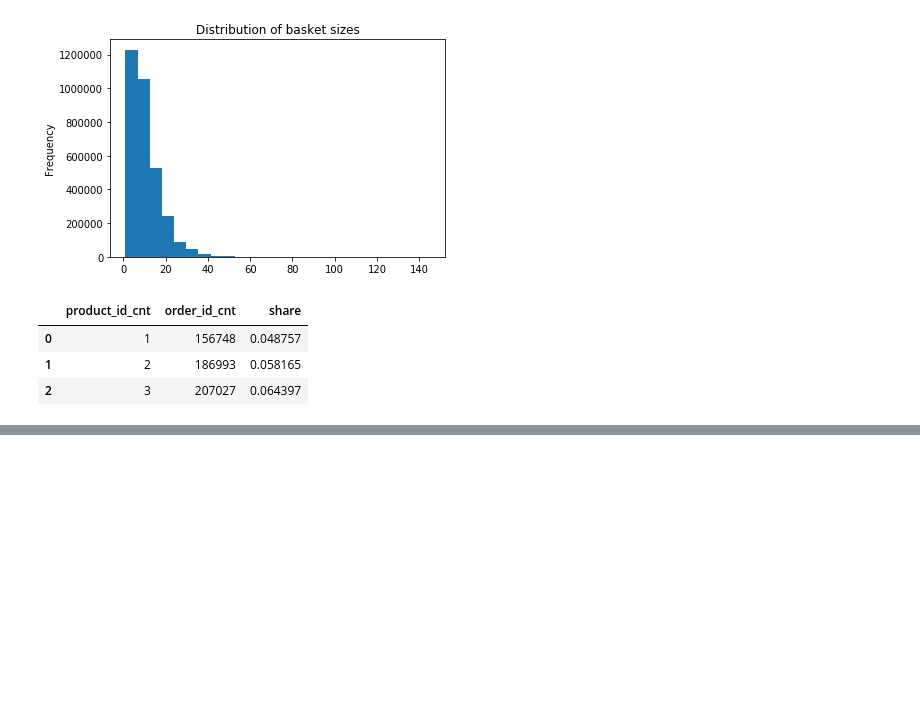
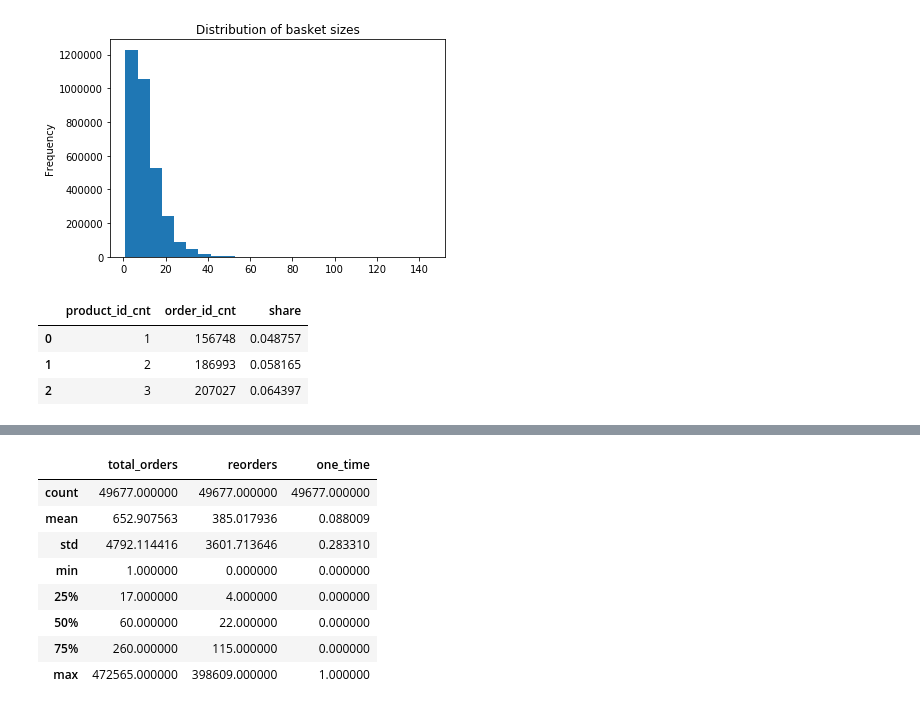
Before and after one commit to datafeelings/cuny_master_thesis, a Jupyter notebook: eda_initial.ipynb, the cells around one changed output, grey strips where cells are left out. Saved outputs shown, nothing was run; the diff lists cells and outputs as text; code cells hidden in the pictures; blank space fills up the shorter version.

```diff
--- a/eda_initial.ipynb
+++ b/eda_initial.ipynb
@@ -198,0 +204,13 @@ basket_size_share[basket_size_share.product_id_cnt.isin([1,2,3])]
+# %%
+reorders_per_product.rename(columns= {"add_to_cart_order":"total_orders","reordered":"reorders"},inplace=True)
+reorders_per_product.describe()
+# %% [output]
+|  | total_orders | reorders | one_time |
+| count | 49677.000000 | 49677.000000 | 49677.000000 |
+| mean | 652.907563 | 385.017936 | 0.088009 |
+| std | 4792.114416 | 3601.713646 | 0.283310 |
+| min | 1.000000 | 0.000000 | 0.000000 |
+| 25% | 17.000000 | 4.000000 | 0.000000 |
+| 50% | 60.000000 | 22.000000 | 0.000000 |
+| 75% | 260.000000 | 115.000000 | 0.000000 |
+| max | 472565.000000 | 398609.000000 | 1.000000 |
```
Also changed, not shown: parts of 8 cells of this notebook, 2 other files.
